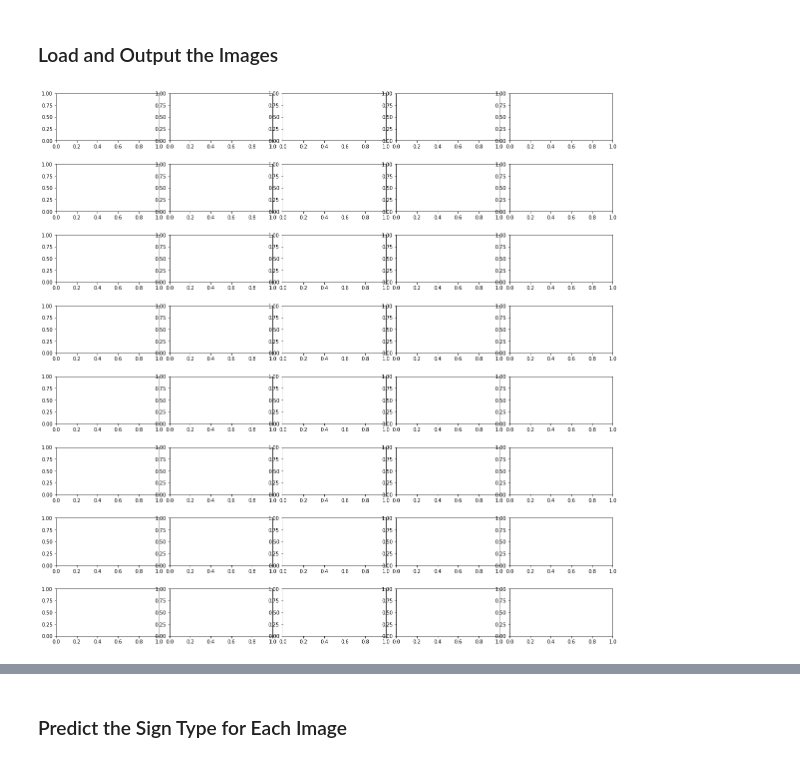
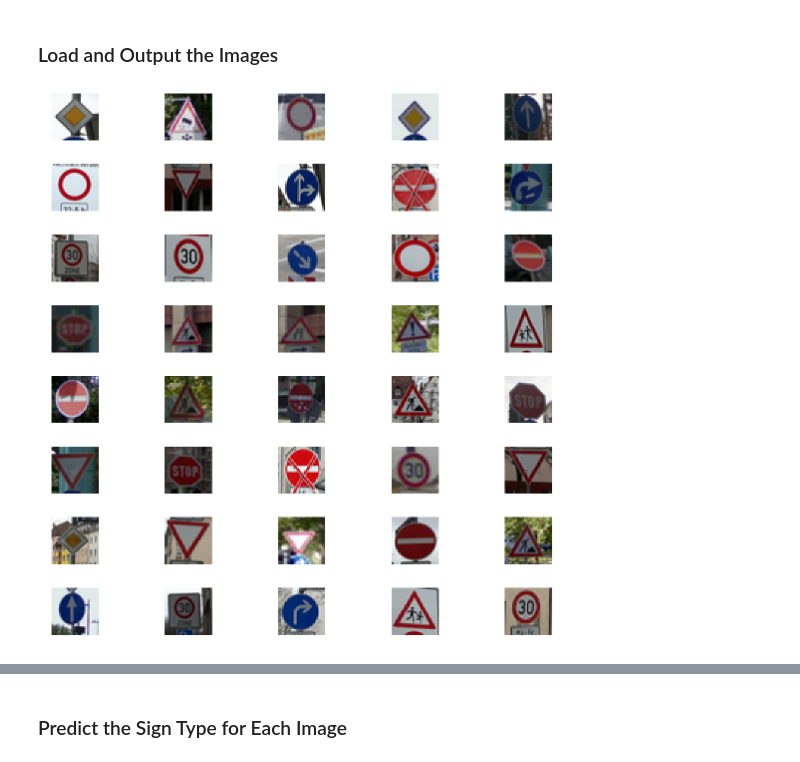
Before and after one commit to cfficaurzua/P2-SDCND, a Jupyter notebook: Traffic_Sign_Classifier.ipynb, the cells around one changed output, grey strips where cells are left out. Drawn from its saved outputs; the diff is of its cells as text; code cells hidden in the pictures.

```diff
--- a/Traffic_Sign_Classifier.ipynb
+++ b/Traffic_Sign_Classifier.ipynb
@@ -282,8 +281,8 @@ functions=[destroy_augmentation,transform_augmentation,flip_augmentation,perspec
 args = {'mode':'edge',
         'destroy_intensity':50}
 if force_data_augmentation:
-    x,y = augment_data(X_train,y_train, 2000,functions,args)
-    new_data = balance_data(x,y)
+    x,y = augment_data(X_train,y_train, 4000,functions,args)
+    new_data = balance_data(x,y,4000)
     pickle.dump(new_data, open('new_data.p','wb'))
 else:
     try:
@@ -449,7 +448,8 @@ X_valid_preprocessed = np.empty(X_valid.shape[0:3]+(1,),dtype = np.float)
 X_valid_color_info = np.empty((X_valid.shape[0],)+(divisions*colors,),dtype = np.float)
 
 def preProcess(input, params):
-    p = enhance(input,params['enhance_iterations'])
+    p = input.copy()
+    p = enhance(p,params['enhance_iterations'])
     p = histogram_equalization(p)
     p = normalization(p)
     colorInfo = getColorInfo(p,params['divisions'],params['colors'])
@@ -472,7 +472,7 @@ def preProcessAndSave():
 # %%
 divisions = 16
 colors = 6
-force_preprocess = False
+force_preprocess = True
 
 params = {'divisions':divisions,
           'colors':colors,
@@ -518,12 +518,12 @@ print(get_available_gpus())
 # %%
 save_file = 'checkpoints/best_validation.ckpt'
-EPOCHS = 10
+EPOCHS = 35
 BATCH_SIZE = 150
 learning_rate = 1e-3
-keep_prob = { 'k1': .95,
-              'k2': .9,
-              'k3': .8,
-              'k4': .5}
+keep_prob = { 'k1': .9,
+              'k2': .8,
+              'k3': .7,
+              'k4': .1}
 # %%
 ### Define your architecture here.
 ### Feel free to use as many code cells as needed.
@@ -753,20 +747,19 @@ untermainbrücke, mainkai, frankfurt
 # %% [markdown]
 ### Load and Output the Images
 # %%
-import glob
+
 images_paths = glob.glob("cropped_traffic_signs/*")
-
-X_internet = np.empty((0,32,32,3))
+X_internet = np.empty((0,32,32,3),dtype= 'uint8')
 fig, axes = plt.subplots(8, 5,figsize=(20,20))
 fig.subplots_adjust(hspace=0.5, wspace=0.1)
 for i, img_path in enumerate(images_paths):
-    img = Image.open(img_path)
+    img = PIL.Image.open(img_path)
     resized = img.resize((32,32), PIL.Image.ANTIALIAS)
     X_internet = np.append(X_internet,[np.array(resized)[:,:,:3]], axis = 0)
     axes.flat[i].imshow(resized)
     axes.flat[i].axis('off')
 # %% [output]
-[figure, old version]
+[figure, new version]
 # %%
 divisions = 16
 colors = 6
```
Also changed, not shown: parts of 16 cells of this notebook, 3 other files.
